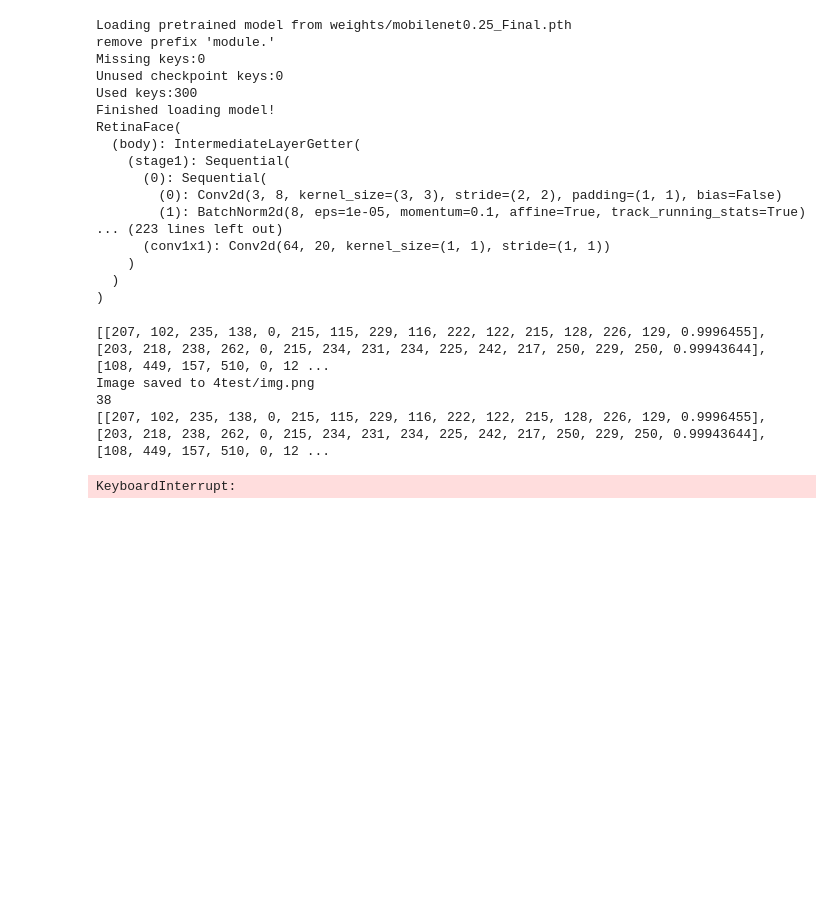
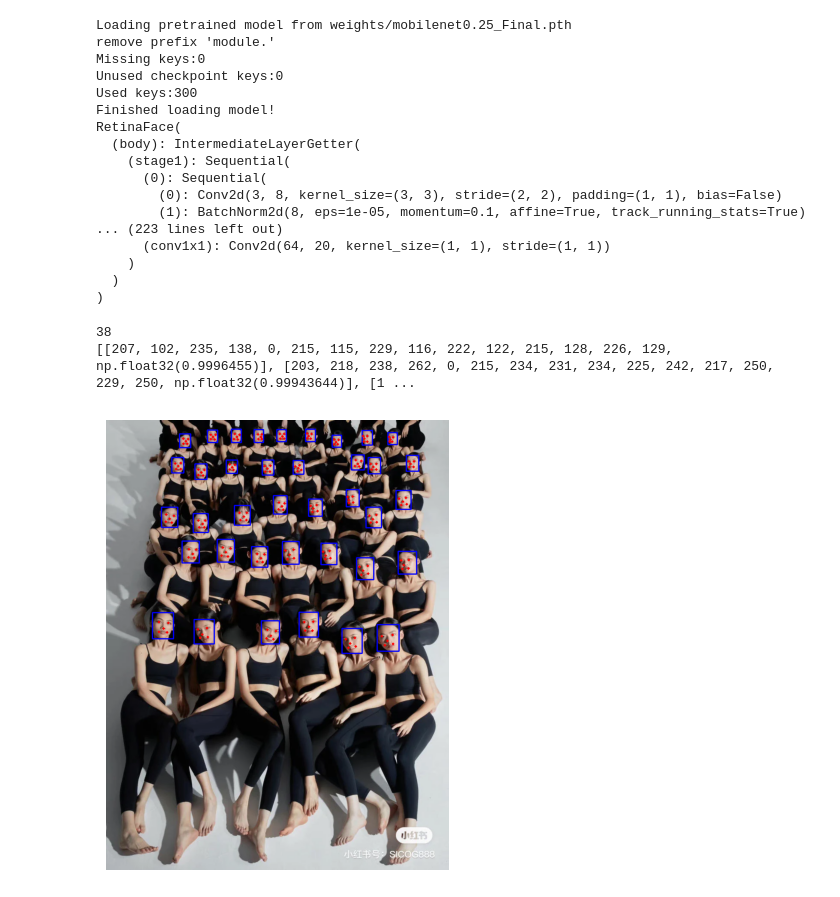
Before and after one commit to fclone01/Pytorch_Retinaface, a Jupyter notebook: test_image.ipynb, the cells around one changed output. Saved outputs shown, nothing was run; the diff lists cells and outputs as text; code cells hidden in the pictures; blank space fills up the shorter version.

```diff
--- a/test_image.ipynb
+++ b/test_image.ipynb
@@ -169,7 +170,7 @@ def detect_faces(img_raw,vis_thres=0.5):
 # %%
 import cv2
 
-def draw_faces_landmarks(image_path, faces_data, output_image_path):
+def draw_faces_landmarks(image_path, faces_data, output_image_path=None):
     image = cv2.imread(image_path)
     for  face_data in faces_data:
         x1, y1, x2, y2 =face_data[0:4]
@@ -179,26 +180,26 @@ def draw_faces_landmarks(image_path, faces_data, output_image_path):
             cv2.circle(image, (int(face_data[item]), int(face_data[item+1])), 1, (0, 0, 255), 4)  # Red dots
 
     # Save the image with bounding boxes and landmarks
-    cv2.imwrite(output_image_path, image)
-    print(f"Image saved to {output_image_path}")
+    if(output_image_path):
+        cv2.imwrite(output_image_path, image)
+        print(f"Image saved to {output_image_path}")
+    else:
+        plt.imshow(cv2.cvtColor(image, cv2.COLOR_BGR2RGB))
+        plt.axis('off')  # Tắt hiển thị trục
+        plt.tight_layout()
+        plt.show()
 # %%
 image_path = "c:/Users/four/Downloads/tao-dang-chup-anh-tap-the__31__80f9aa9490ee4d3f838d09a140562638.webp"
 # img_raw = cv2.imread(image_path, cv2.IMREAD_COLOR)
 facess = detect_faces(image_path)
+print(len(facess))
 print(facess)
-draw_faces_landmarks(image_path,facess,"4test/img.png")
-print(len(facess))
-print((facess))
+draw_faces_landmarks(image_path,facess)
 # %% [output]
-[[207, 102, 235, 138, 0, 215, 115, 229, 116, 222, 122, 215, 128, 226, 129, 0.9996455], [203, 218, 238, 262, 0, 215, 234, 231, 234, 225, 242, 217, 250, 229, 250, 0.99943644], [108, 449, 157, 510, 0, 12 ...
-Image saved to 4test/img.png
 38
-[[207, 102, 235, 138, 0, 215, 115, 229, 116, 222, 122, 215, 128, 226, 129, 0.9996455], [203, 218, 238, 262, 0, 215, 234, 231, 234, 225, 242, 217, 250, 229, 250, 0.99943644], [108, 449, 157, 510, 0, 12 ...
+[[207, 102, 235, 138, 0, 215, 115, 229, 116, 222, 122, 215, 128, 226, 129, np.float32(0.9996455)], [203, 218, 238, 262, 0, 215, 234, 231, 234, 225, 242, 217, 250, 229, 250, np.float32(0.99943644)], [1 ...
+[figure, added]
 # %%
-import cv2
-import numpy as np
-import torch
-import os
 
 # Các cấu hình cần thiết như 'cfg', 'net', và 'device' cần được định nghĩa từ trước
 
@@ -234,6 +235,4 @@ def detect_from_webcam():
     cv2.destroyAllWindows()
 
 # Chạy hàm phát hiện từ webcam
-detect_from_webcam()
+if False: detect_from_webcam()
-# %% [output]
-KeyboardInterrupt:
```
Also changed, not shown: parts of 1 cell of this notebook, 1 other file.
